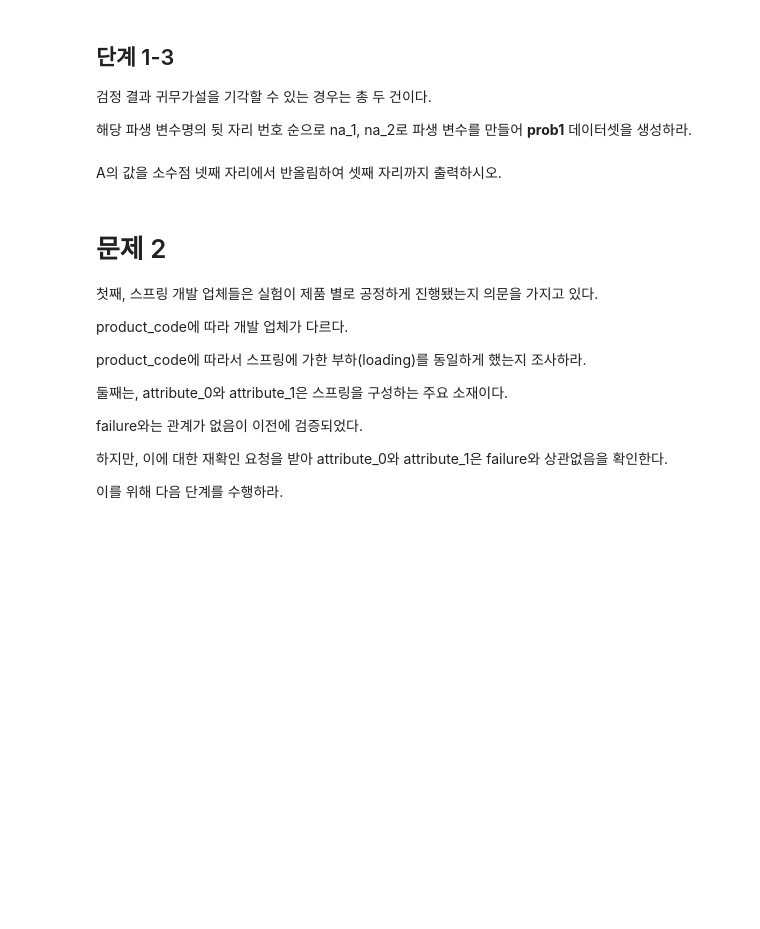
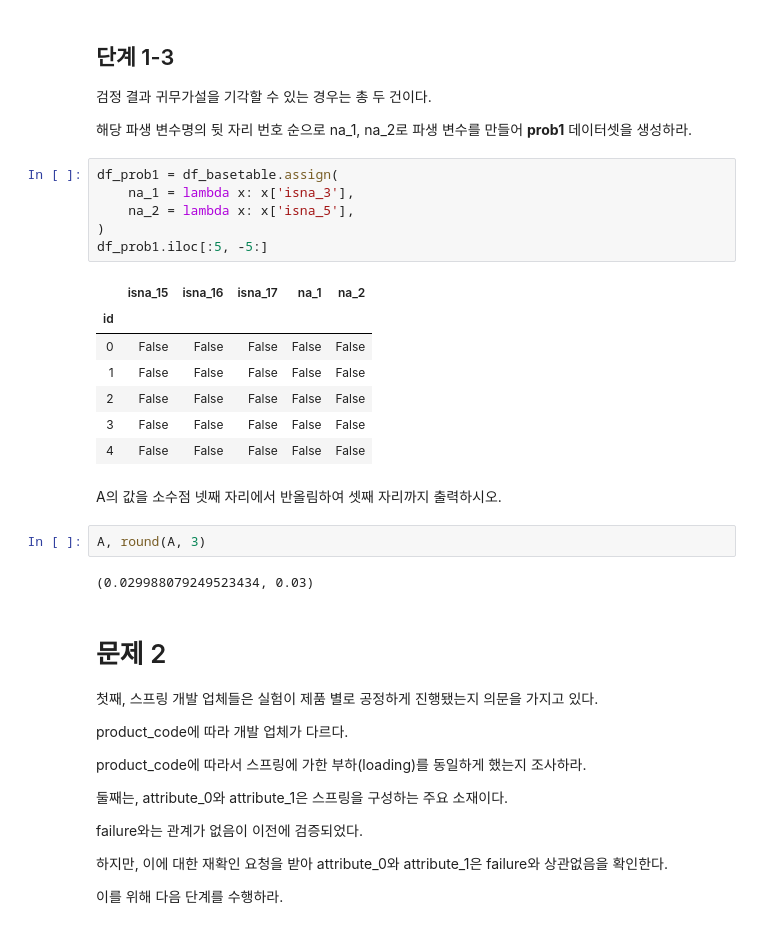
Before and after one commit to sunkusun9/DS_lv3_2605, a Jupyter notebook: sec_ds_lv3_prob1_prob.ipynb, the cells around one changed output. Cells and saved outputs as stored; diff of their text form; blank space fills up the shorter version.

```diff
--- a/sec_ds_lv3_prob1_prob.ipynb
+++ b/sec_ds_lv3_prob1_prob.ipynb
@@ -358,8 +463,26 @@ measurement_3을 포함하여 measurement_4 ~ 16까지 위 검정을 반복하
 검정 결과 귀무가설을 기각할 수 있는 경우는 총 두 건이다.
 
 해당 파생 변수명의 뒷 자리 번호 순으로 na_1, na_2로 파생 변수를 만들어 **prob1** 데이터셋을 생성하라.
+# %%
+df_prob1 = df_basetable.assign(
+    na_1 = lambda x: x['isna_3'],
+    na_2 = lambda x: x['isna_5'],
+)
+df_prob1.iloc[:5, -5:]
+# %% [output]
+|  | isna_15 | isna_16 | isna_17 | na_1 | na_2 |
+| id |  |  |  |  |  |
+| 0 | False | False | False | False | False |
+| 1 | False | False | False | False | False |
+| 2 | False | False | False | False | False |
+| 3 | False | False | False | False | False |
+| 4 | False | False | False | False | False |
 # %% [markdown]
 A의 값을 소수점 넷째 자리에서 반올림하여 셋째 자리까지 출력하시오.
+# %%
+A, round(A, 3)
+# %% [output]
+(0.029988079249523434, 0.03)
 # %% [markdown]
 # 문제 2
 
```
Also changed, not shown: parts of 31 cells of this notebook.
